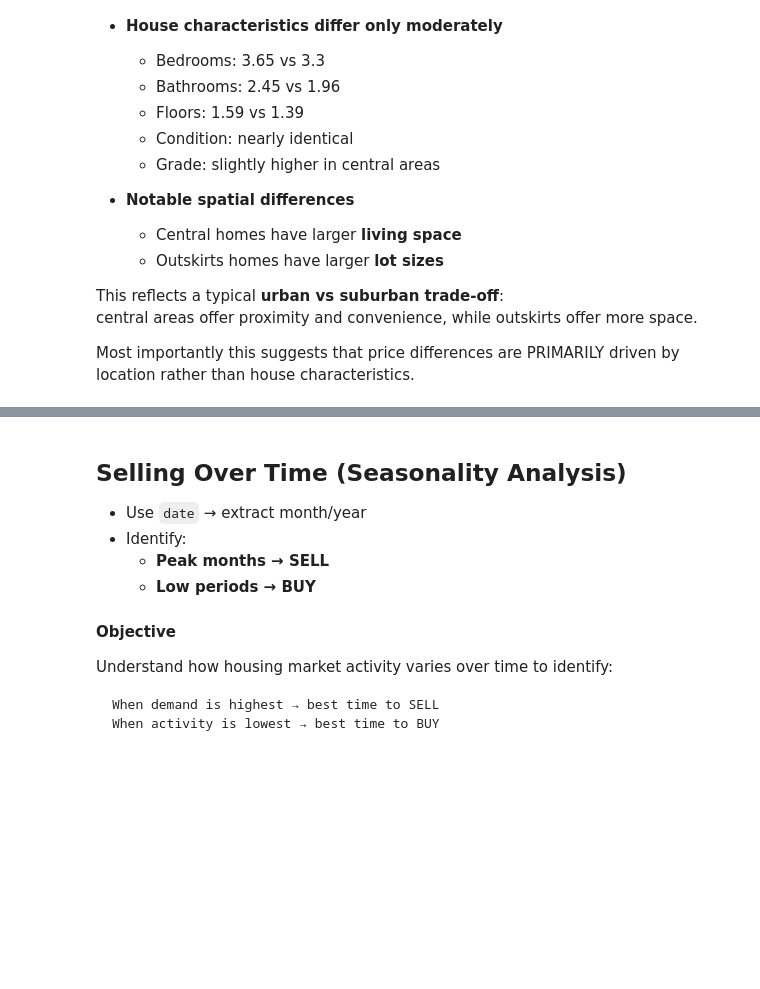
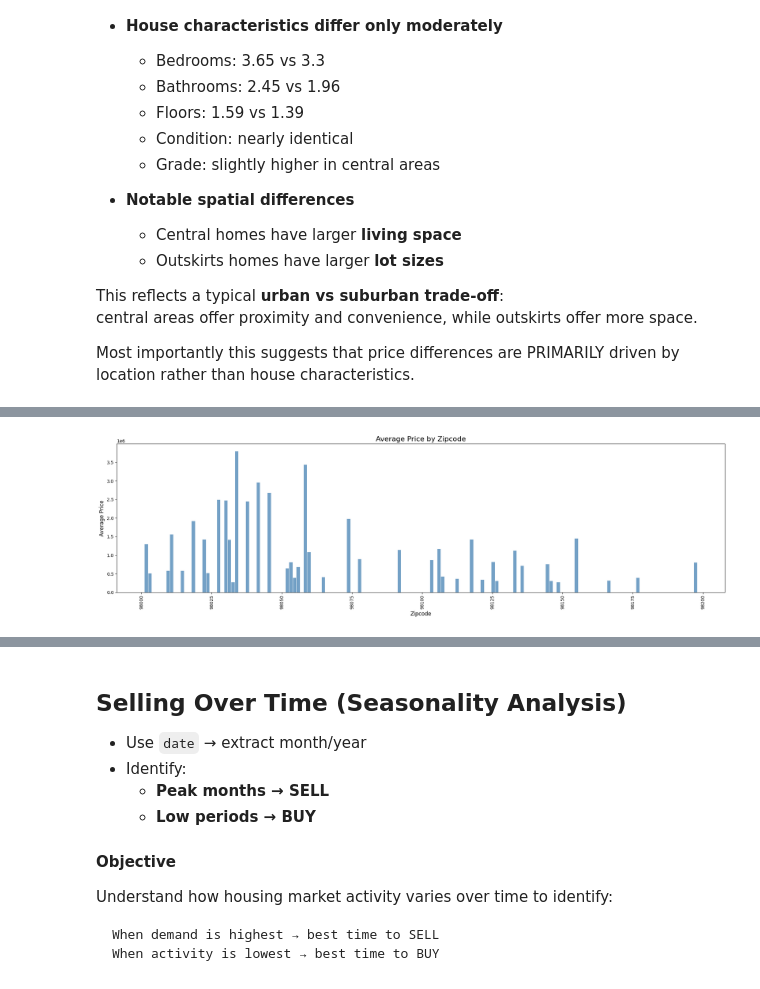
Before and after one commit to lingriosmichael/eda_template, a Jupyter notebook: eda_project.ipynb, the cells around one changed output, grey strips where cells are left out. Drawn from its saved outputs; the diff is of its cells as text; code cells hidden in the pictures; blank space fills up the shorter version.

```diff
--- a/eda_project.ipynb
+++ b/eda_project.ipynb
@@ -836,0 +909,26 @@ fig.show()
+# %%
+#Filtering the data to only include those properties with an "average" price range (Q1:Q3)
+
+df_avmin = df_avg[(df_avg['price'] <= 450000) & (df_avg['price'] >= 250000)]
+
+df_avmin = df_avmin.sort_values(['price', 'sqft_living', 'sqft_lot'], ascending=False)
+
+# Plotting this dataset onto a histogram to see what areas have the more pricier average properties
+
+plt.figure(figsize=(20, 6))
+sns.histplot(
+    data=df_avmin.reset_index(),
+    x='zipcode',
+    weights='price',
+    bins=len(df_avmin),
+    color='steelblue',
+    edgecolor='white'
+)
+plt.title('Average Price by Zipcode', fontsize=16)
+plt.xlabel('Zipcode', fontsize=12)
+plt.ylabel('Average Price', fontsize=12)
+plt.xticks(rotation=90)
+plt.tight_layout()
+plt.show()
+# %% [output]
+[figure, added]
```
Also changed, not shown: parts of 30 cells of this notebook.
